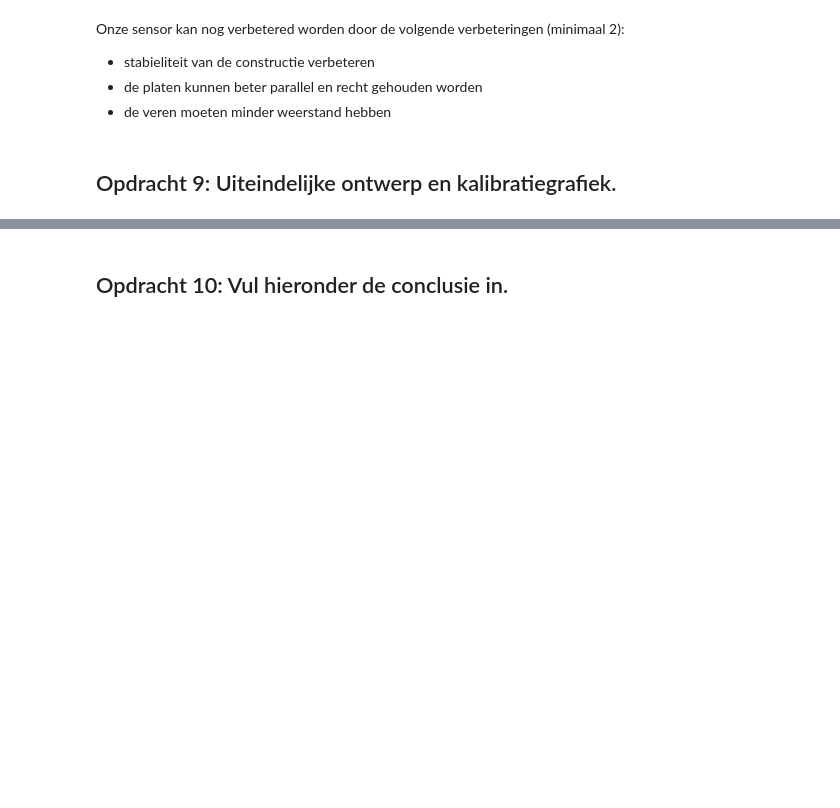
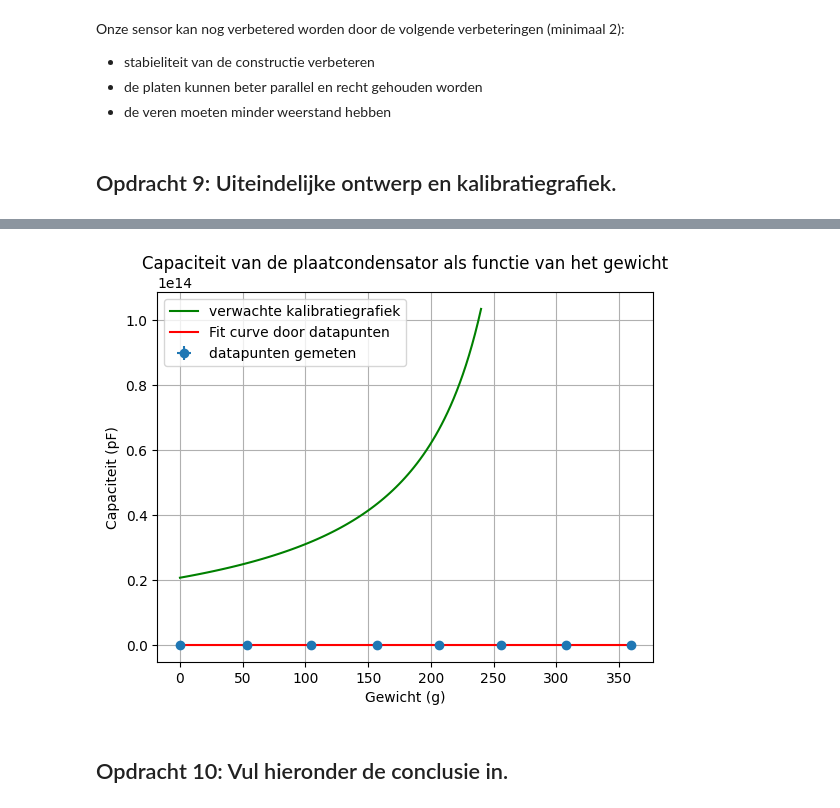
Before and after one commit to Ikbenjamin07/opdrachten-DEF-D, a Jupyter notebook: FysiekeOntwerpopdrachten/2OntwerpEenSensorCondensator/DEFOntwerpopdracht2OntwerpEenSensorInvulTemplate.ipynb, the cells around one changed output, grey strips where cells are left out. Cells and saved outputs as stored; diff of their text form; code cells hidden in the pictures; blank space fills up the shorter version.

```diff
--- a/FysiekeOntwerpopdrachten/2OntwerpEenSensorCondensator/DEFOntwerpopdracht2OntwerpEenSensorInvulTemplate.ipynb
+++ b/FysiekeOntwerpopdrachten/2OntwerpEenSensorCondensator/DEFOntwerpopdracht2OntwerpEenSensorInvulTemplate.ipynb
@@ -123,19 +123,19 @@ plt.show()
 def fitfunc(gewicht, eps, gewicht0):
     return epsilon0 * eps * l * b /(8 - 1 * (gewicht + gewicht0)/50) * 1e12
 
-gewichten = np.array([0, 53.5, 104.1, 157.1, 206.1, 255.5, 307.8, 359.2]) # in gram
-capaciteiten = np.array([7.7, 8.7, 9.5, 10.3, 11.8, 14.6, 17.9, 22.7]) # in pF
+gewichten_meting = np.array([0, 53.5, 104.1, 157.1, 206.1, 255.5, 307.8, 359.2]) # in gram
+capaciteiten_meting = np.array([7.7, 8.7, 9.5, 10.3, 11.8, 14.6, 17.9, 22.7]) # in pF
 
 u_gewichten = 0.1
 u_capaciteit = 0.1
 
 
-popt, pcov = curve_fit(fitfunc, gewichten, capaciteiten, p0=[2, 0])
+popt, pcov = curve_fit(fitfunc, gewichten_meting, capaciteiten_meting, p0=[2, 0])
 
-xfit = np.linspace(gewichten.min(), gewichten.max(), 100)
+xfit = np.linspace(gewichten_meting.min(), gewichten_meting.max(), 100)
 yfit = fitfunc(xfit, *popt)
 plt.figure()
-plt.errorbar(gewichten, capaciteiten, xerr=u_gewichten, yerr=u_capaciteit, fmt='o', label='Gemeten data')
+plt.errorbar(gewichten_meting, capaciteiten_meting, xerr=u_gewichten, yerr=u_capaciteit, fmt='o', label='Gemeten data')
 plt.plot(xfit, yfit, 'r-', label='Fit curve')
 plt.xlabel('Gewicht (g)')
 plt.ylabel('Capaciteit (pF)')
@@ -170,3 +165,31 @@ Onze sensor kan nog verbetered worden door de volgende verbeteringen (minimaal 2
+# %%
+# Plot hier je oorspronkelijke en je uiteindelijke kalibratiegrafieken, fit daar een bijpassende lijn door
+# en zet ook de verwachte ontwerpgrafiek erbij
+
+# Door vele struggles met arduino's en andere apparaten hebben we geen tijd gehad om echt een tweede kalibratie te maken. Maar het design is wel erg veel ontwikkeld door het process heen
+
+gewichten_linspace = np.linspace(0, 240, 100) # in gram
+
+afstanden = 1.5 - 0.005 * gewichten_linspace
+l = 25
+b = 14
+epsilonr = 1
+
+capaciteiten = vlakkeplaat(l/100, b/100, afstanden/100, epsilonr) * 1e12 * np.ones_like(gewichten_linspace)  # in pF
+plt.figure()
+plt.plot(gewichten_linspace, capaciteiten*1e12, 'g-', label='verwachte kalibratiegrafiek')
+plt.errorbar(gewichten_meting, capaciteiten_meting, xerr=u_gewichten, yerr=u_capaciteit, fmt='o', label='datapunten gemeten')
+plt.plot(xfit, yfit, 'r-', label='Fit curve door datapunten')
+plt.xlabel('Gewicht (g)')
+plt.ylabel('Capaciteit (pF)')
+plt.title('Capaciteit van de plaatcondensator als functie van het gewicht')
+plt.grid(); plt.legend()
+plt.show()
+
+# Zoals in de grafiek te zien is, kloppen de metingen helemaal niet met de kalibratie grafiek... Dit komt omdat de gemeten epsilonr veel lager is dan de verwachte epsilonr.
+# Dit komt waarschijnlijk doordat er lucht tussen de platen zit, en dat de afstand tussen de platen groter is dan verwacht. De metingen zijn dus niet heel betrouwbaar, maar het design is wel erg veel verbeterd door het proces heen.
+# %% [output]
+[figure, added]
 # %% [markdown]
 ## Opdracht 10: Vul hieronder de conclusie in.
 # %% [markdown]
```
Also changed, not shown: parts of 8 cells of this notebook.
